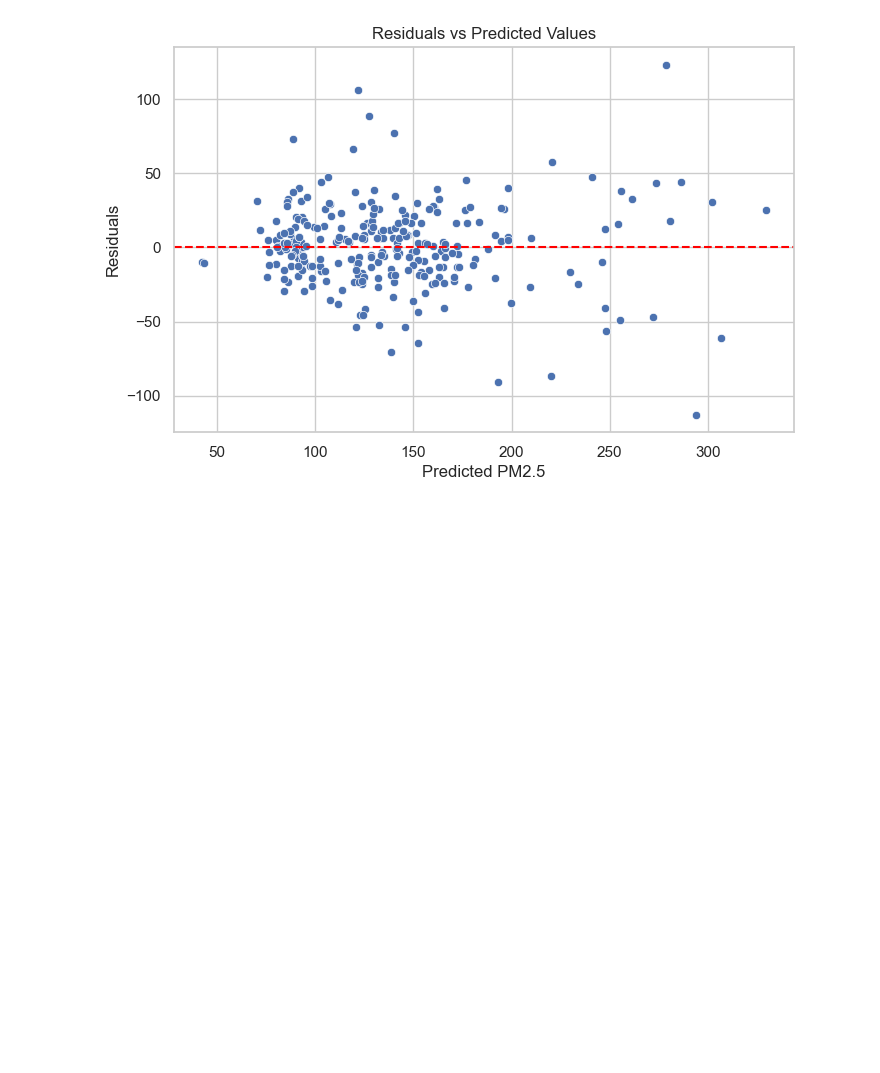
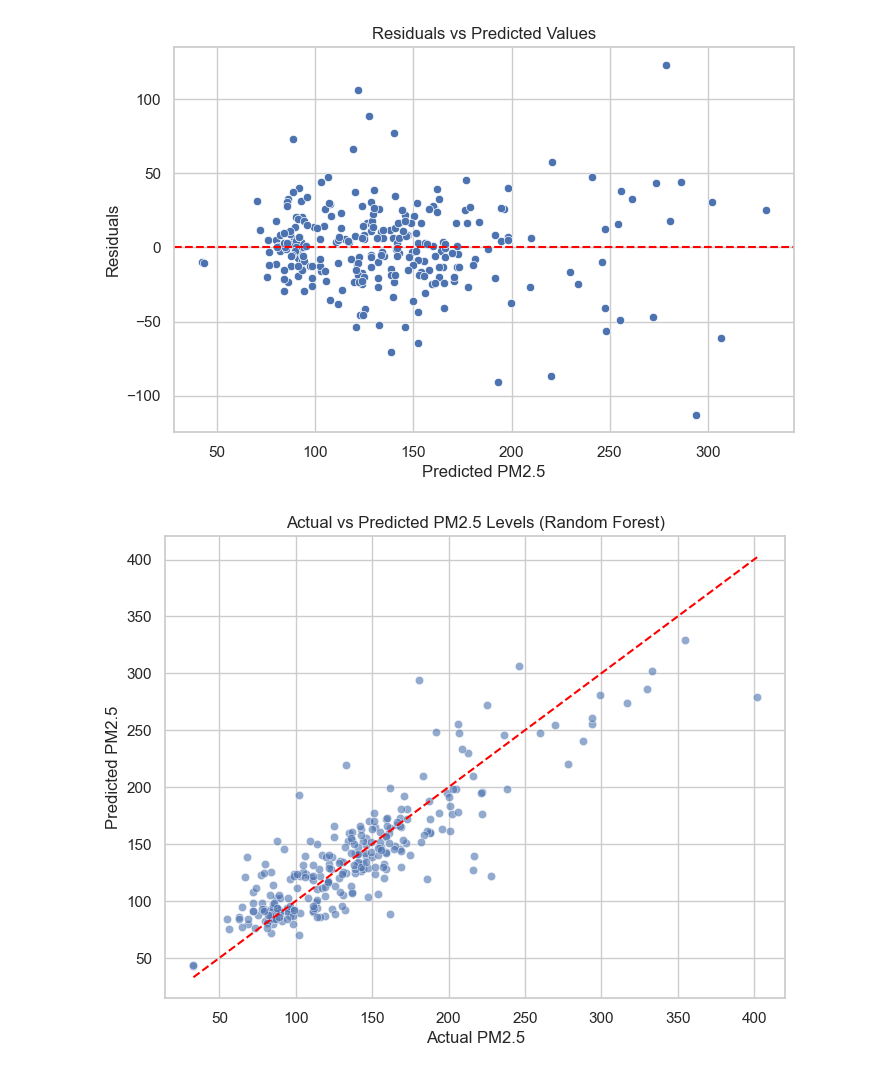
Before and after one commit to Bushra-Baloch/air-quality-prediction-ml-, a Jupyter notebook: air-quality-prediction-ml/notebooks/air_quality_analysis.ipynb, the cells around one changed output. Drawn from its saved outputs; the diff is of its cells as text; code cells hidden in the pictures; blank space fills up the shorter version.

Commit message:
Added actual vs predicted visualization for Random Forest model

```diff
--- a/air-quality-prediction-ml/notebooks/air_quality_analysis.ipynb
+++ b/air-quality-prediction-ml/notebooks/air_quality_analysis.ipynb
@@ -1164,3 +1164,31 @@ plt.show()
 # %% [output]
 [figure]
 [figure]
+# %%
+plt.figure(figsize=(8,6))
+
+sns.scatterplot(
+    x=y_test,
+    y=best_pred,
+    alpha=0.6
+)
+
+plt.plot(
+    [y_test.min(), y_test.max()],
+    [y_test.min(), y_test.max()],
+    color="red",
+    linestyle="--"
+)
+
+plt.xlabel("Actual PM2.5")
+plt.ylabel("Predicted PM2.5")
+
+plt.title("Actual vs Predicted PM2.5 Levels (Random Forest)")
+
+plt.grid(True)
+
+plt.savefig("../images/actual_vs_predicted.png")
+
+plt.show()
+# %% [output]
+[figure, added]
```
Also changed, not shown: 10 other files.
